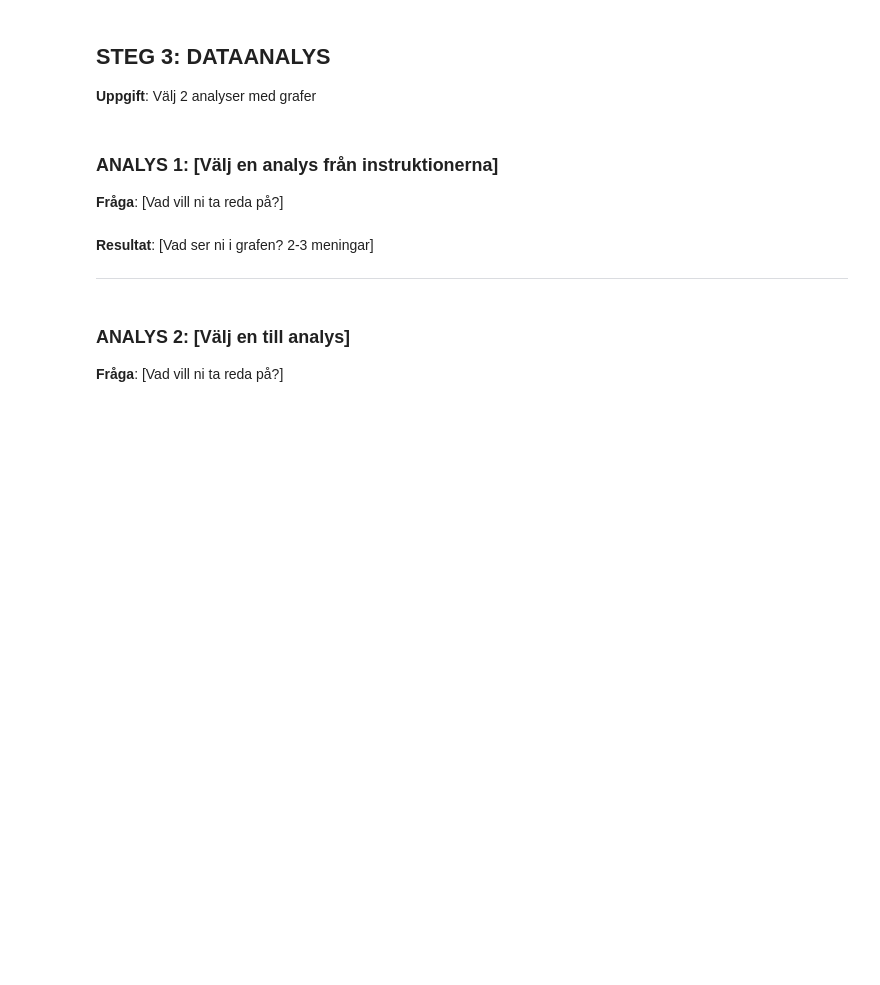
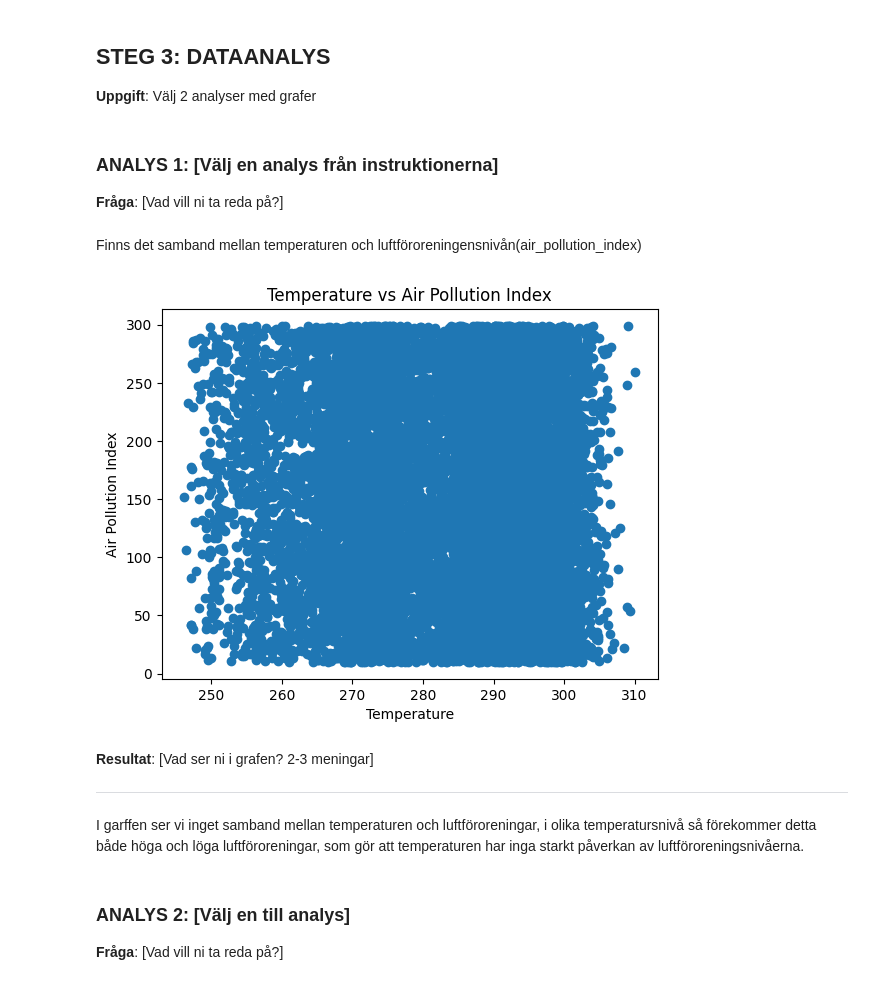
Before and after one commit to regissoren7/big-data-iot-labs, a Jupyter notebook: mini-projekt/Mini_Projekt_Mall.ipynb, the cells around one changed output. Cells and saved outputs as stored; diff of their text form; code cells hidden in the pictures; blank space fills up the shorter version.

```diff
--- a/mini-projekt/Mini_Projekt_Mall.ipynb
+++ b/mini-projekt/Mini_Projekt_Mall.ipynb
@@ -76,18 +111,29 @@ import matplotlib.pyplot as plt
 ### ANALYS 1: [Välj en analys från instruktionerna]
 
 **Fråga**: [Vad vill ni ta reda på?]
+# %% [markdown]
+Finns det samband mellan temperaturen och luftföroreningensnivån(air_pollution_index)
 # %%
 # TODO: Importera matplotlib
 import matplotlib.pyplot as plt
 
 # TODO: Gör din analys här
+plt.scatter(df["temperature"], df["air_pollution_index"])
 
 
 # TODO: Skapa en graf
+plt.xlabel("Temperature")
+plt.ylabel("Air Pollution Index")
+plt.title("Temperature vs Air Pollution Index")
+plt.show()
+# %% [output]
+[figure, added]
 # %% [markdown]
 **Resultat**: [Vad ser ni i grafen? 2-3 meningar]
 
 ---
+# %% [markdown]
+I garffen ser vi inget samband mellan temperaturen och luftföroreningar, i olika temperatursnivå så förekommer detta både höga och löga luftföroreningar, som gör att temperaturen har inga starkt påverkan av luftföroreningsnivåerna.
 # %% [markdown]
 ### ANALYS 2: [Välj en till analys]
 
```
Also changed, not shown: parts of 6 cells of this notebook.
